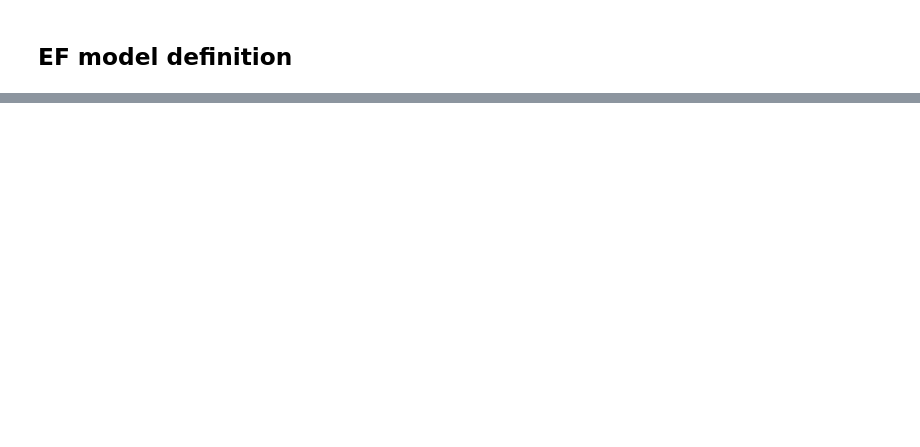
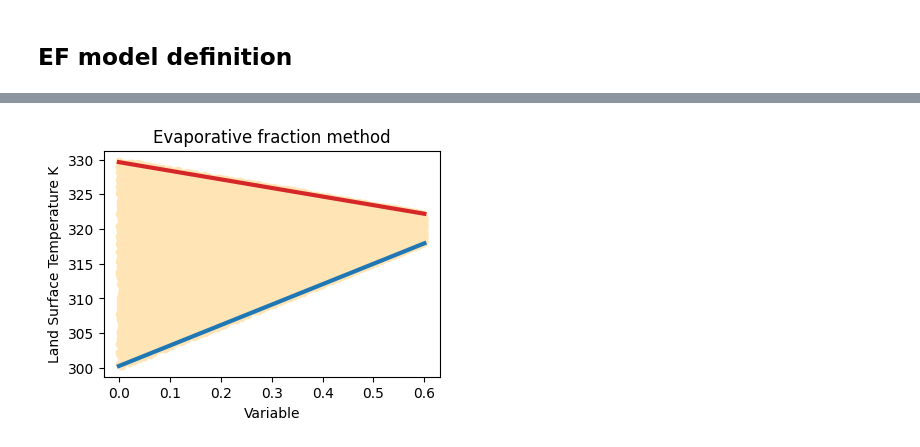
Before and after one commit to CNES/sweat, a Jupyter notebook: notebooks/ef_model.ipynb, the cells around one changed output, grey strips where cells are left out. Cells and saved outputs as stored; diff of their text form; code cells hidden in the pictures; blank space fills up the shorter version.

Commit message:
test: Add test for generic edges and generic ef model

```diff
--- a/notebooks/ef_model.ipynb
+++ b/notebooks/ef_model.ipynb
@@ -69,7 +69,7 @@ albedo, lst, ef_ref = setup_data(
     albedo_min, albedo_max, dry_c1, dry_c0, wet_c1, wet_c0
  )
 # %%
-def plot(var,lst,model: EFModel =None):
+def plot(var:np.array,lst:np.array,model: EFModel =None, save:bool=False):
     """
     Plot
     """
@@ -90,8 +90,8 @@ def plot(var,lst,model: EFModel =None):
         var_min = np.round(np.floor(np.nanmin(var) * 10) / 10, decimals=1)
 
         var_arr = np.linspace(var_min,var_max,num=20)
-        tw_arr = np.zeros(len(var_arr))
-        td_arr = np.zeros(len(var_arr))
+        tw_arr = model.twet(var_arr)
+        td_arr = model.tdry(var_arr)
 
         ax.plot(
             var_arr,
@@ -118,8 +118,9 @@ def plot(var,lst,model: EFModel =None):
     ax.set_title("Evaporative fraction method", fontsize=12)
 
     # savefig
-    #destfile = "../report/ef1.png"
-    #fig.savefig(destfile)
+    if save:
+        destfile = "ef.png"
+        fig.savefig(destfile)
 
     plt.show()
 # %%
@@ -185,0 +187,4 @@ array([[0.17937667, 0.66402708, 0.9197116 , ..., 0.        , 0.60093732,
+# %%
+plot(albedo,lst,model=model1)
+# %% [output]
+[figure, added]
```
Also changed, not shown: parts of 4 cells of this notebook, 4 other files.
